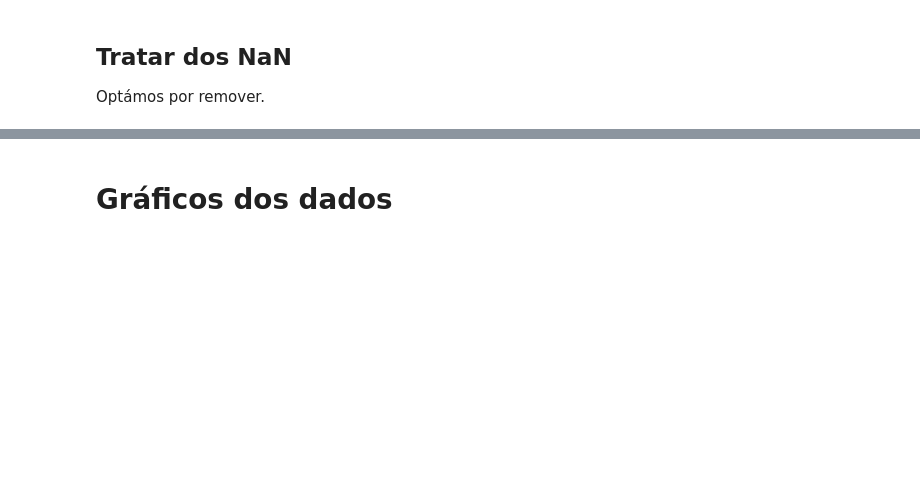
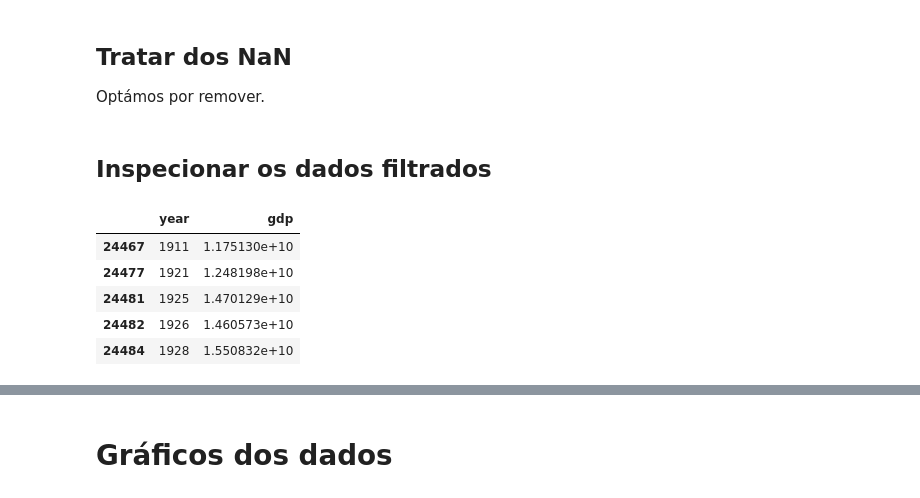
Before and after one commit to preis/anadi_2024, a Jupyter notebook: ficheiros/Trabalho 1/Trabalho 4.2 1.ipynb, the cells around one changed output, grey strips where cells are left out. Drawn from its saved outputs; the diff is of its cells as text; code cells hidden in the pictures; blank space fills up the shorter version.

```diff
--- a/ficheiros/Trabalho 1/Trabalho 4.2 1.ipynb
+++ b/ficheiros/Trabalho 1/Trabalho 4.2 1.ipynb
@@ -34,3 +45,14 @@ Optámos por remover.
 # %%
 dados_PT_na = dados_PT.dropna()
 dados_HU_na = dados_HU.dropna()
+# %% [markdown]
+## Inspecionar os dados filtrados
+# %%
+dados_PT.head()
+# %% [output]
+|  | year | gdp |
+| 24467 | 1911 | 1.175130e+10 |
+| 24477 | 1921 | 1.248198e+10 |
+| 24481 | 1925 | 1.470129e+10 |
+| 24482 | 1926 | 1.460573e+10 |
+| 24484 | 1928 | 1.550832e+10 |
```
Also changed, not shown: parts of 5 cells of this notebook.
